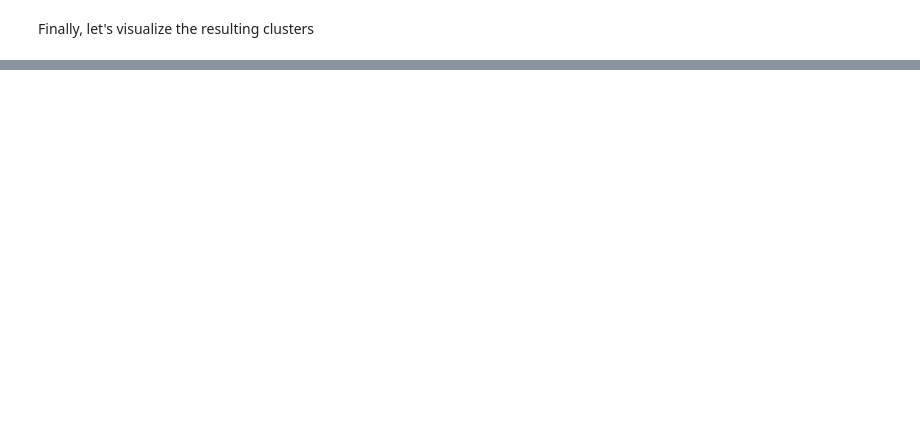
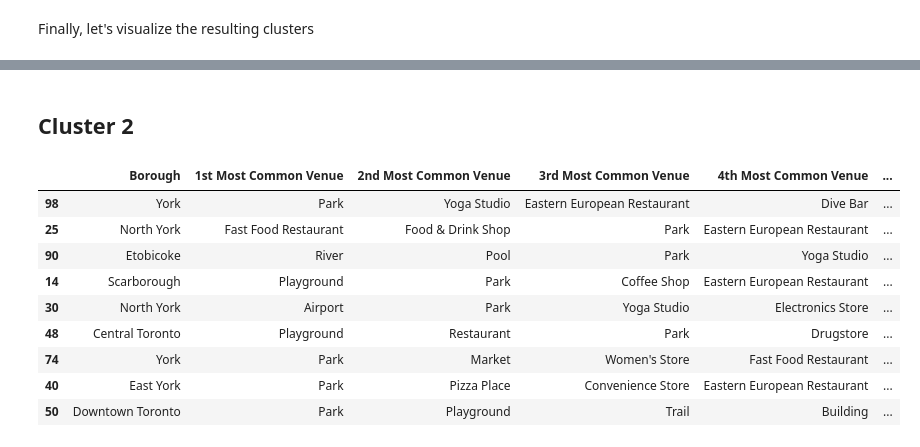
Before and after one commit to thonhh/Coursera_Capstone, a Jupyter notebook: The_neighborhoods_in_Toronto_Link3.ipynb, the cells around one changed output, grey strips where cells are left out. Saved outputs shown, nothing was run; the diff lists cells and outputs as text; code cells hidden in the pictures; blank space fills up the shorter version.

```diff
--- a/The_neighborhoods_in_Toronto_Link3.ipynb
+++ b/The_neighborhoods_in_Toronto_Link3.ipynb
@@ -467,0 +547,15 @@ map_clusters
+# %% [markdown]
+## Cluster 2
+# %%
+toronto_merged.loc[toronto_merged['Cluster Labels'] == 1, toronto_merged.columns[[1] + list(range(5, toronto_merged.shape[1]))]]
+# %% [output]
+|  | Borough | 1st Most Common Venue | 2nd Most Common Venue | 3rd Most Common Venue | 4th Most Common Venue | ... |
+| 98 | York | Park | Yoga Studio | Eastern European Restaurant | Dive Bar | ... |
+| 25 | North York | Fast Food Restaurant | Food & Drink Shop | Park | Eastern European Restaurant | ... |
+| 90 | Etobicoke | River | Pool | Park | Yoga Studio | ... |
+| 14 | Scarborough | Playground | Park | Coffee Shop | Eastern European Restaurant | ... |
+| 30 | North York | Airport | Park | Yoga Studio | Electronics Store | ... |
+| 48 | Central Toronto | Playground | Restaurant | Park | Drugstore | ... |
+| 74 | York | Park | Market | Women's Store | Fast Food Restaurant | ... |
+| 40 | East York | Park | Pizza Place | Convenience Store | Eastern European Restaurant | ... |
+| 50 | Downtown Toronto | Park | Playground | Trail | Building | ... |
```
Also changed, not shown: parts of 15 cells of this notebook.
